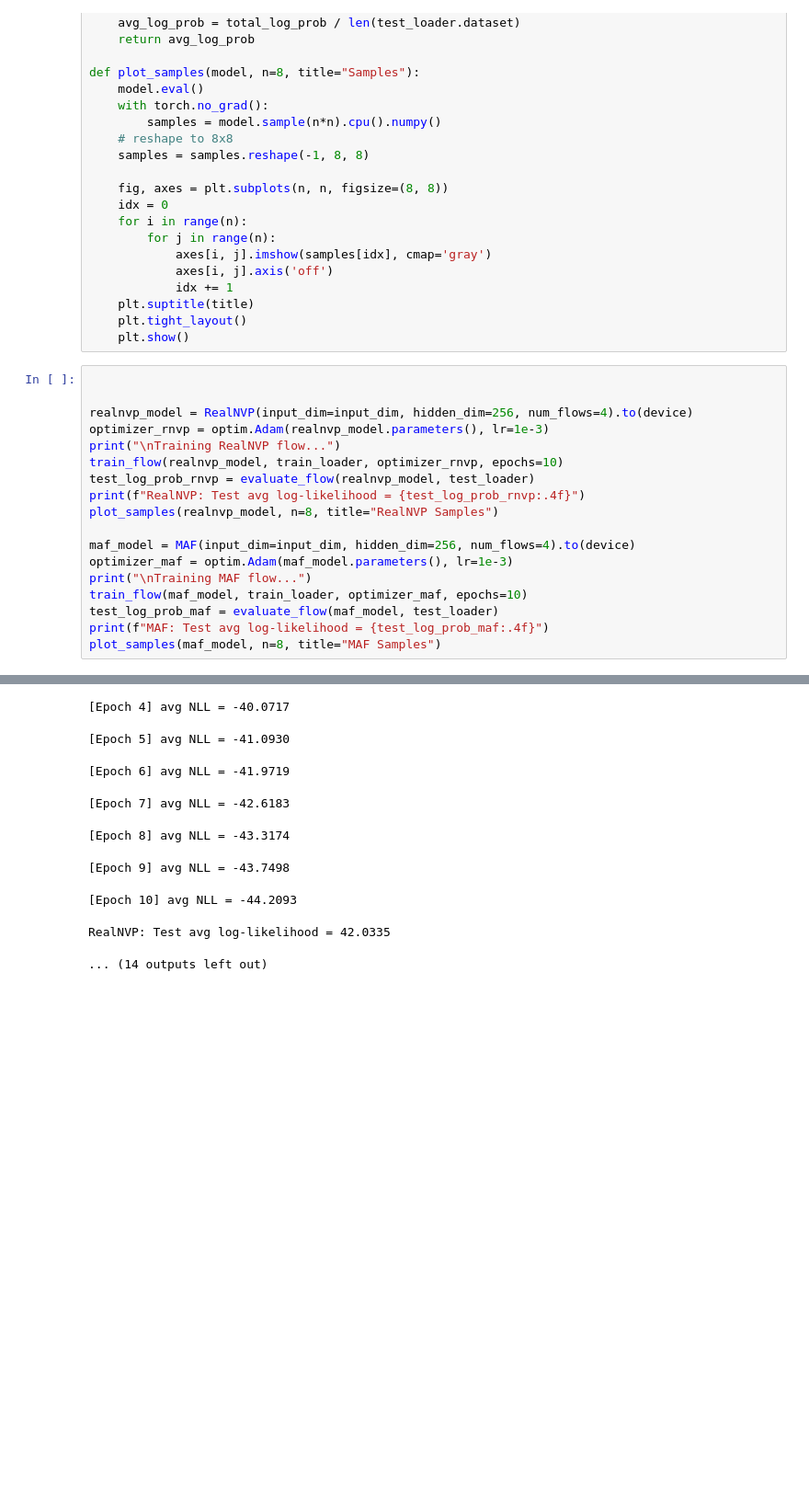
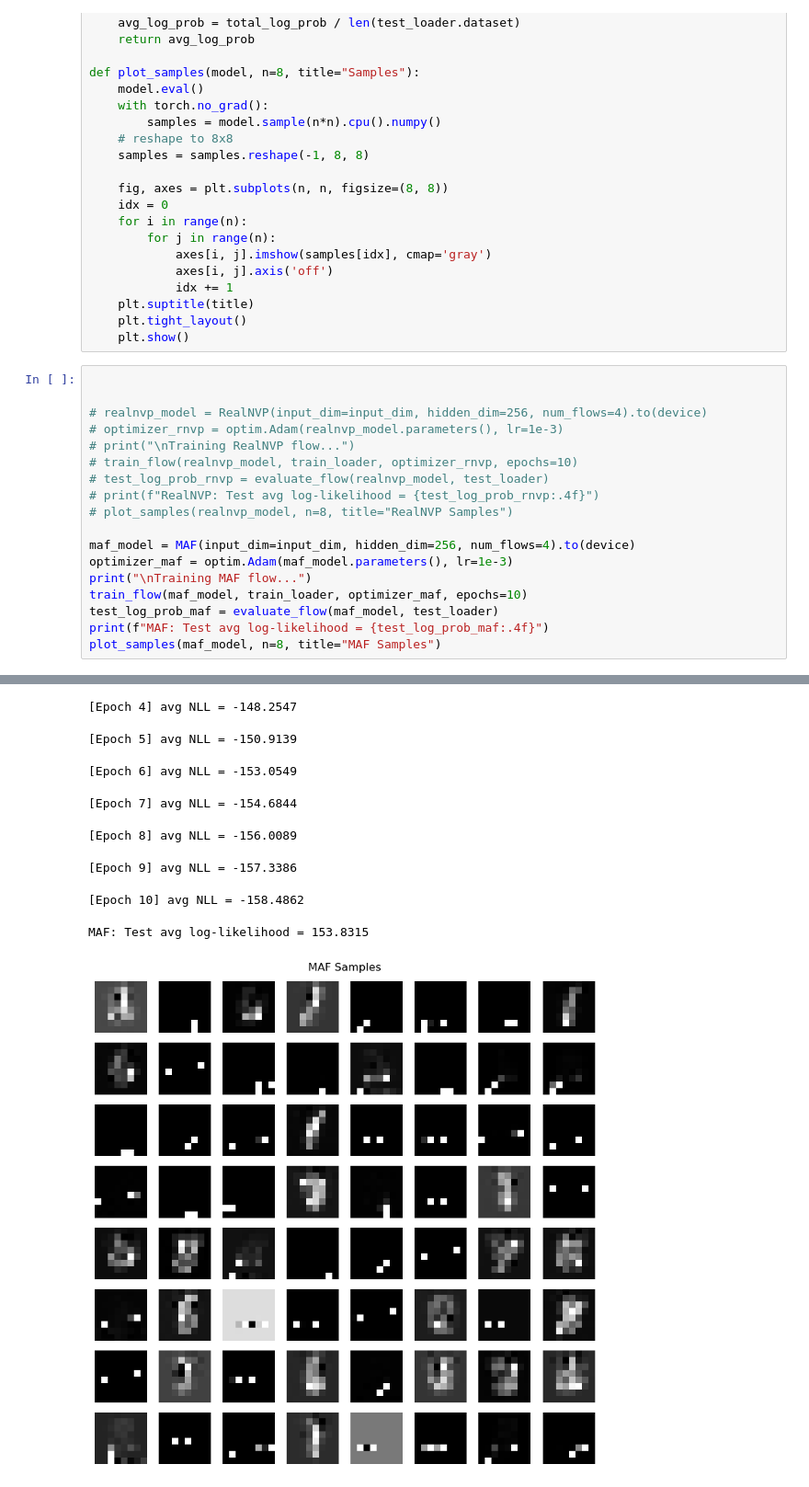
Before and after one commit to YashDagade/ECE_689_ADL, a Jupyter notebook: HW1/problem1.ipynb, the cells around one changed output, grey strips where cells are left out. Shown at 92% size. Cells and saved outputs as stored; diff of their text form; blank space fills up the shorter version.

```diff
--- a/HW1/problem1.ipynb
+++ b/HW1/problem1.ipynb
@@ -328,13 +328,13 @@ def plot_samples(model, n=8, title="Samples"):
 # %%
 
 
-realnvp_model = RealNVP(input_dim=input_dim, hidden_dim=256, num_flows=4).to(device)
-optimizer_rnvp = optim.Adam(realnvp_model.parameters(), lr=1e-3)
-print("\nTraining RealNVP flow...")
-train_flow(realnvp_model, train_loader, optimizer_rnvp, epochs=10)
-test_log_prob_rnvp = evaluate_flow(realnvp_model, test_loader)
-print(f"RealNVP: Test avg log-likelihood = {test_log_prob_rnvp:.4f}")
-plot_samples(realnvp_model, n=8, title="RealNVP Samples")
+# realnvp_model = RealNVP(input_dim=input_dim, hidden_dim=256, num_flows=4).to(device)
+# optimizer_rnvp = optim.Adam(realnvp_model.parameters(), lr=1e-3)
+# print("\nTraining RealNVP flow...")
+# train_flow(realnvp_model, train_loader, optimizer_rnvp, epochs=10)
+# test_log_prob_rnvp = evaluate_flow(realnvp_model, test_loader)
+# print(f"RealNVP: Test avg log-likelihood = {test_log_prob_rnvp:.4f}")
+# plot_samples(realnvp_model, n=8, title="RealNVP Samples")
 
 maf_model = MAF(input_dim=input_dim, hidden_dim=256, num_flows=4).to(device)
 optimizer_maf = optim.Adam(maf_model.parameters(), lr=1e-3)
@@ -351,9 +351,9 @@ Training RealNVP flow...
-[Epoch 4] avg NLL = -40.0717
+[Epoch 4] avg NLL = -148.2547
-[Epoch 5] avg NLL = -41.0930
+[Epoch 5] avg NLL = -150.9139
-[Epoch 6] avg NLL = -41.9719
+[Epoch 6] avg NLL = -153.0549
-[Epoch 7] avg NLL = -42.6183
+[Epoch 7] avg NLL = -154.6844
-[Epoch 8] avg NLL = -43.3174
+[Epoch 8] avg NLL = -156.0089
-[Epoch 9] avg NLL = -43.7498
+[Epoch 9] avg NLL = -157.3386
-[Epoch 10] avg NLL = -44.2093
+[Epoch 10] avg NLL = -158.4862
-RealNVP: Test avg log-likelihood = 42.0335
+MAF: Test avg log-likelihood = 153.8315
-... (14 outputs left out)
+[figure, added]
```
Also changed, not shown: parts of 2 cells of this notebook, 3 other files.
